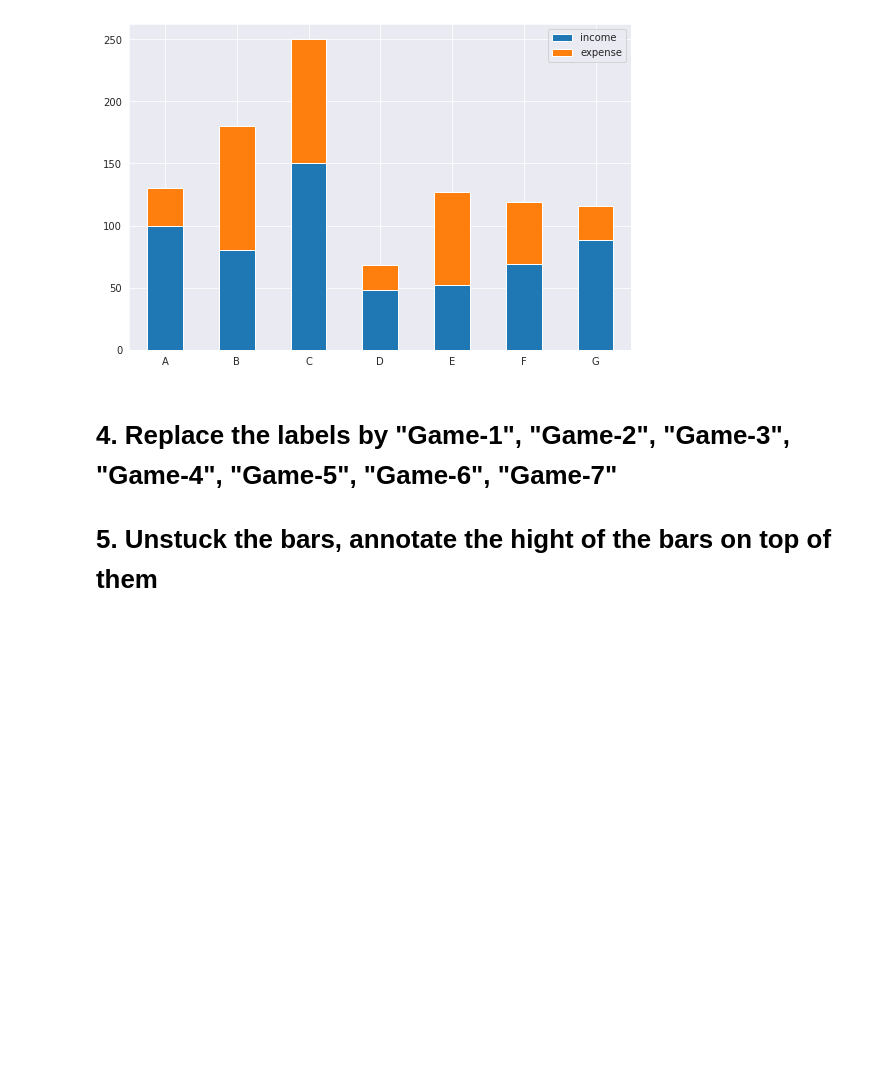
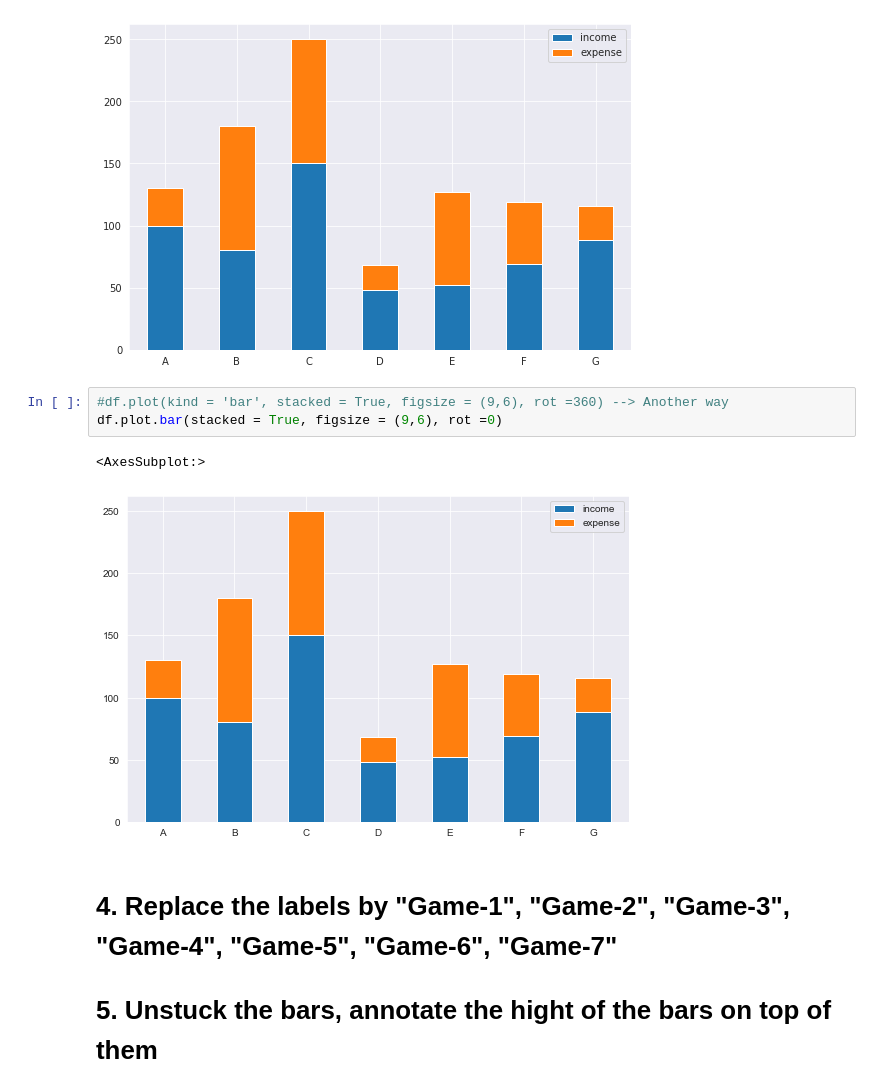
Before and after one commit to gulakkoc/Clarusway_DA, a Jupyter notebook: Weekly_Agenda (Mentoring)/week4_DV_student.ipynb, the cells around one changed output. Saved outputs shown, nothing was run; the diff lists cells and outputs as text; blank space fills up the shorter version.

```diff
--- a/Weekly_Agenda (Mentoring)/week4_DV_student.ipynb
+++ b/Weekly_Agenda (Mentoring)/week4_DV_student.ipynb
@@ -45,6 +51,12 @@ df.plot(kind = 'bar')
 # %% [output]
 <matplotlib.axes._subplots.AxesSubplot at 0x...>
 [figure]
+# %%
+#df.plot(kind = 'bar', stacked = True, figsize = (9,6), rot =360) --> Another way
+df.plot.bar(stacked = True, figsize = (9,6), rot =0)
+# %% [output]
+<AxesSubplot:>
+[figure, added]
 # %% [markdown]
 # 4. Replace the labels by "Game-1", "Game-2", "Game-3", "Game-4", "Game-5", "Game-6", "Game-7"
 # 5. Unstuck the bars, annotate the hight of the bars on top of them
```
Also changed, not shown: parts of 3 cells of this notebook.
